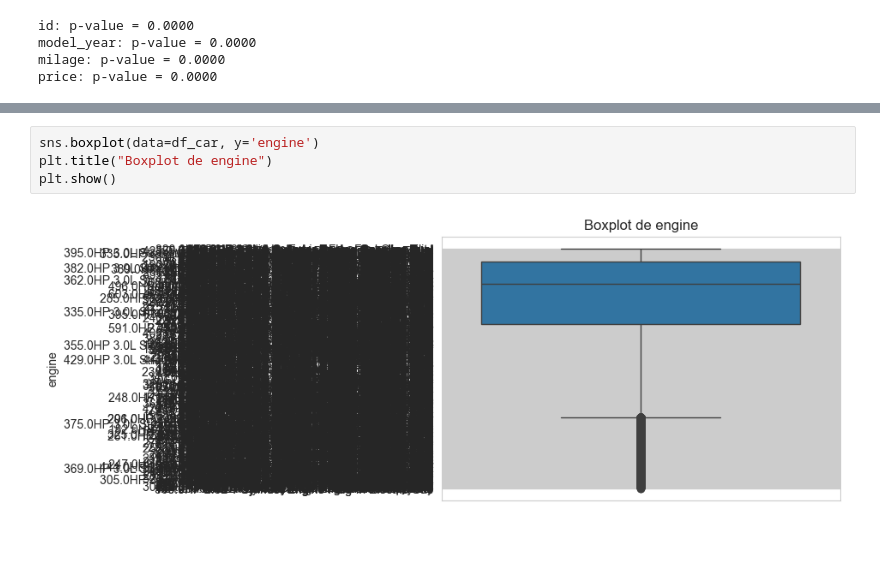
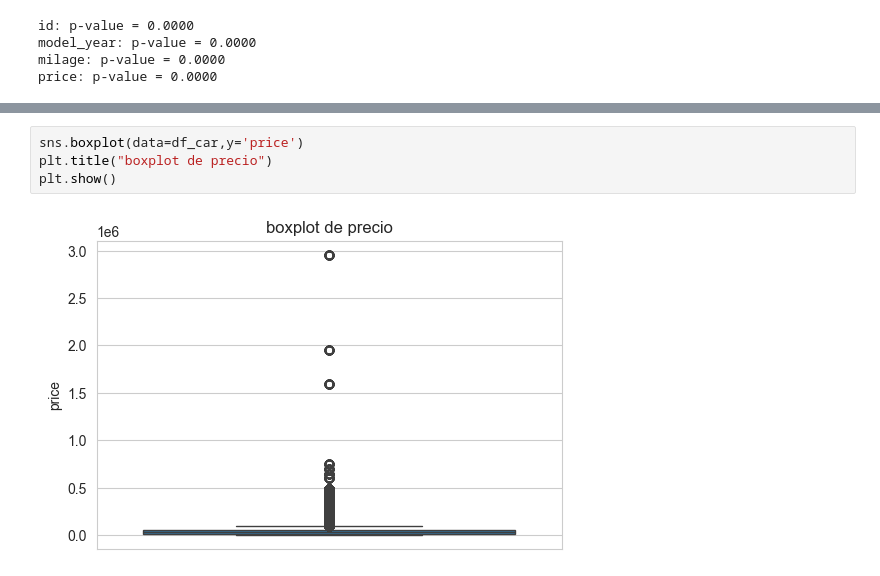
Before and after one commit to Bootcamp-IA-P4/Car_prices_project_equipo2, a Jupyter notebook: eda/car_prices.ipynb, the cells around one changed output, grey strips where cells are left out. Cells and saved outputs as stored; diff of their text form; blank space fills up the shorter version.

```diff
--- a/eda/car_prices.ipynb
+++ b/eda/car_prices.ipynb
@@ -164,6 +238,6 @@ KeyError: ''
 # %%
-sns.boxplot(data=df_car, y='engine')
-plt.title("Boxplot de engine")
+sns.boxplot(data=df_car,y='price')
+plt.title("boxplot de precio")
 plt.show()
 # %% [output]
-[figure, old version]
+[figure, new version]
```
Also changed, not shown: parts of 9 cells of this notebook.
